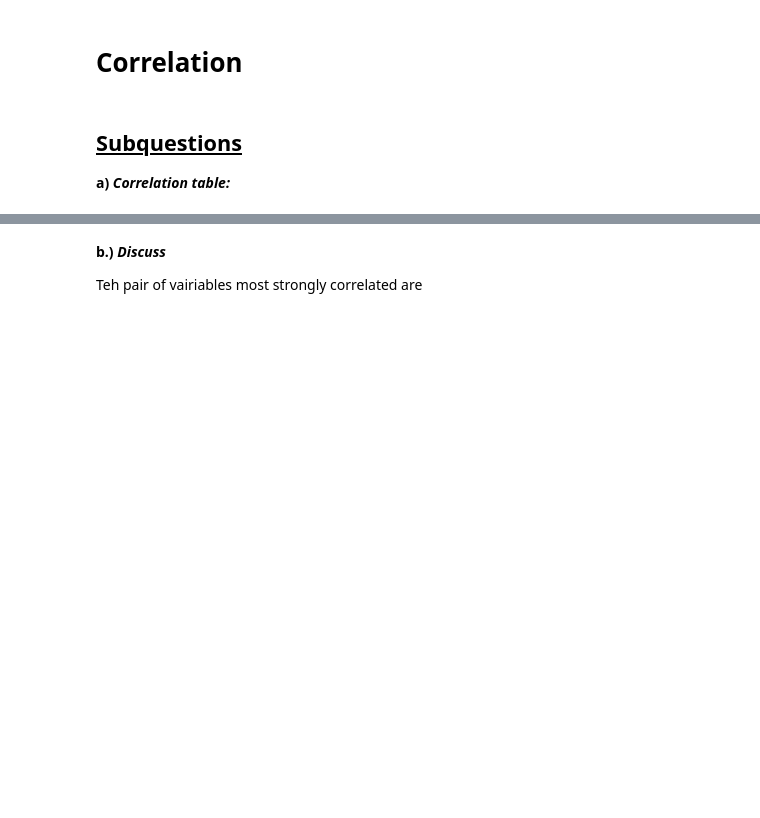
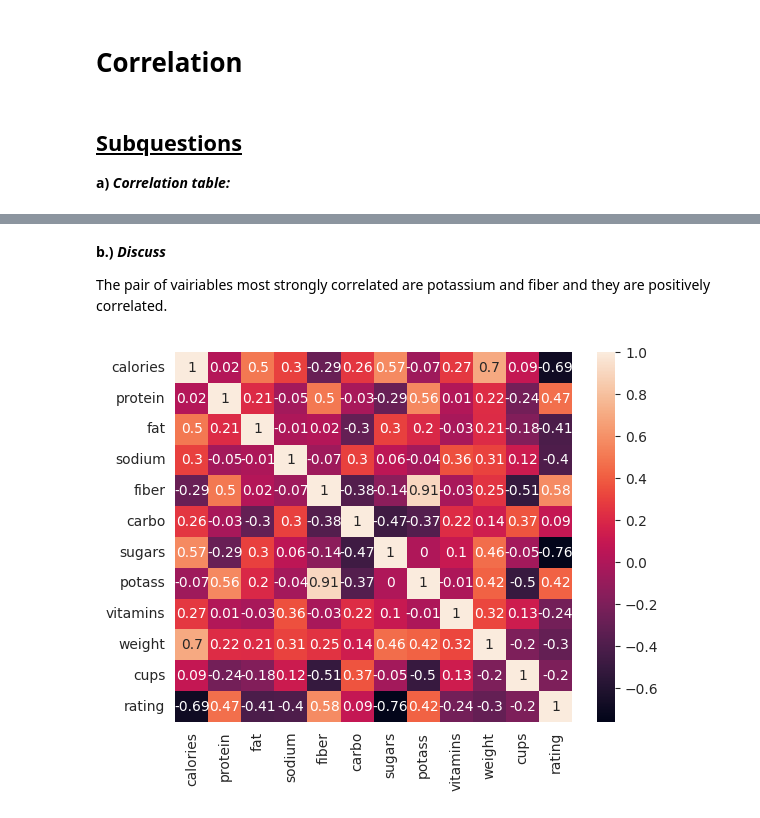
Before and after one commit to beneDesp/GLDM3002, a Jupyter notebook: Lab1_walsh.ipynb, the cells around one changed output, grey strips where cells are left out. Drawn from its saved outputs; the diff is of its cells as text; code cells hidden in the pictures; blank space fills up the shorter version.

```diff
--- a/Lab1_walsh.ipynb
+++ b/Lab1_walsh.ipynb
@@ -175,3 +175,6 @@ Passing `palette` without assigning `hue` is deprecated and will be removed in v
 ## <u> Subquestions </u>
 
 **a)** ***Correlation table:***
+# %%
+cols = ['calories', 'protein', 'fat', 'sodium', 'fiber', 'carbo', 'sugars', 'potass', 'vitamins', 'weight', 'cups', 'rating']
+cereals_df[cols].corr()
@@ -178,4 +195,12 @@ Passing `palette` without assigning `hue` is deprecated and will be removed in v
 # %% [markdown]
 **b.)** ***Discuss***
 
-Teh pair of vairiables most strongly correlated are
+The pair of vairiables most strongly correlated are potassium and fiber  and they are positively correlated.
+# %%
+import matplotlib.pyplot as plt
+
+matrix = cereals_df[cols].corr().round(2)
+sns.heatmap(matrix, annot=True)
+plt.show()
+# %% [output]
+[figure, added]
```
Also changed, not shown: parts of 1 cell of this notebook.
